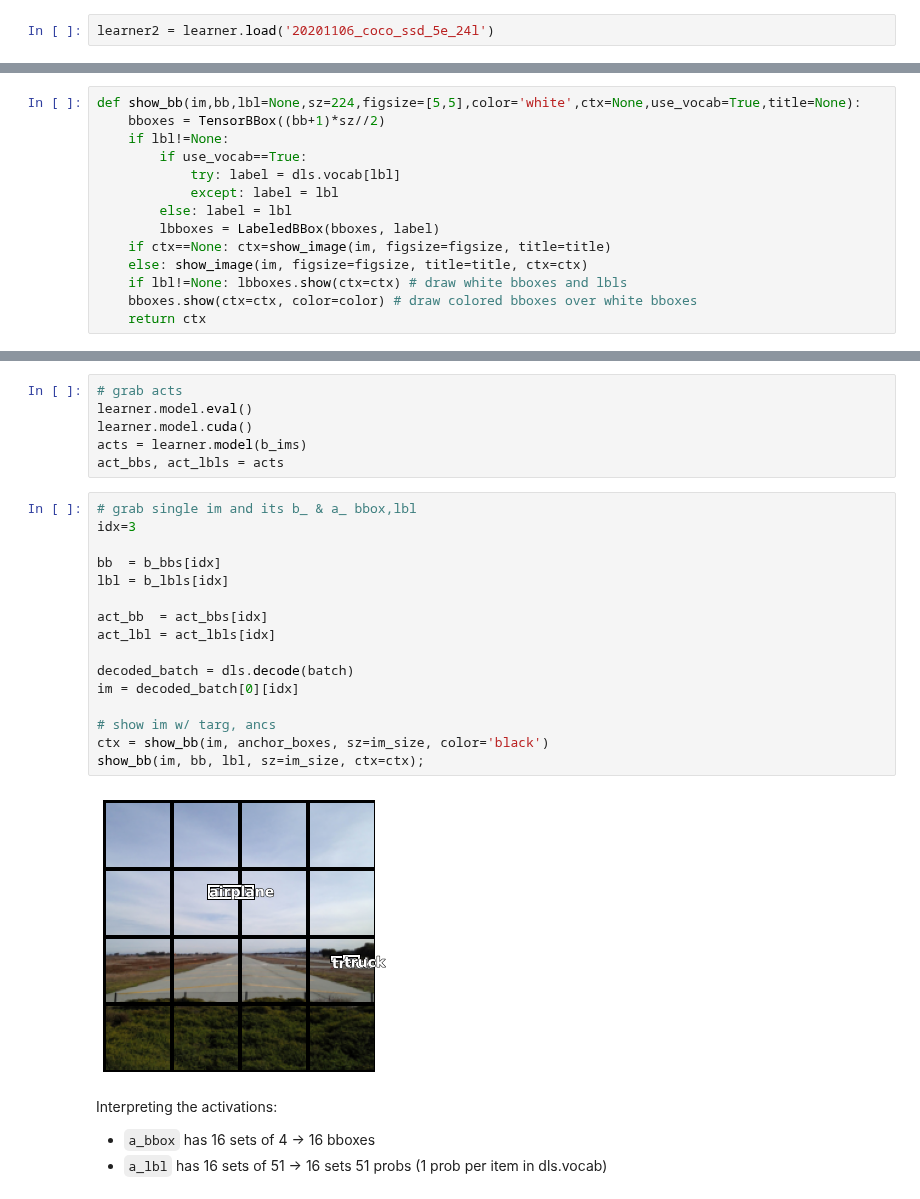
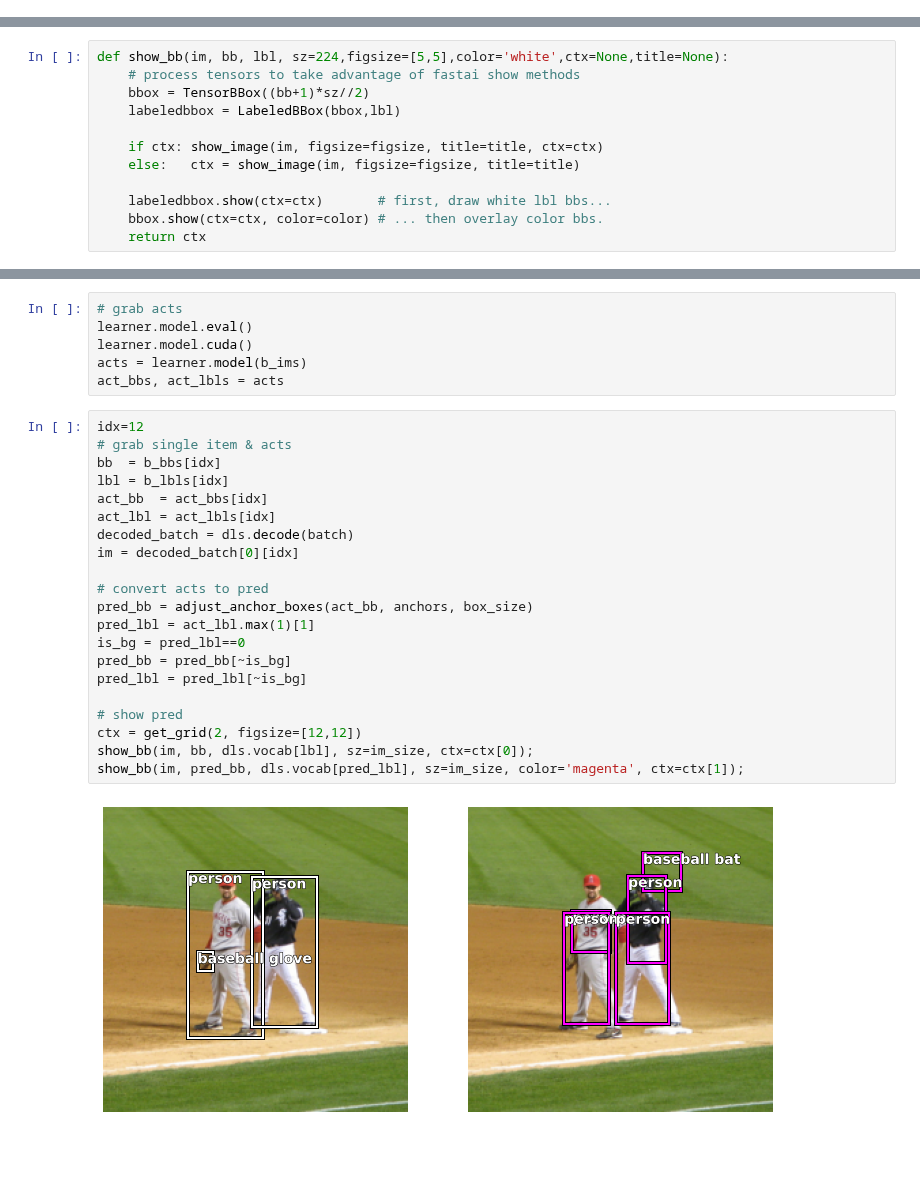
Before and after one commit to mccallion/rory, a Jupyter notebook: _20201027_bboxes_C2018_L9.ipynb, the cells around one changed output, grey strips where cells are left out. Saved outputs shown, nothing was run; the diff lists cells and outputs as text; blank space fills up the shorter version.

Commit message:
20201027_bboxes is working; ssd learner is identifying 80 classes of objects in COCO dataset

```diff
--- a/_20201027_bboxes_C2018_L9.ipynb
+++ b/_20201027_bboxes_C2018_L9.ipynb
@@ -252,5 +267,3 @@ learner.fit_one_cycle(5,lr=3e-4)
 learner.save('20201106_coco_ssd_5e_24l')
 # %% [output]
 Path('models/20201106_coco_ssd_5e_24l.pth')
-# %%
-learner2 = learner.load('20201106_coco_ssd_5e_24l')
@@ -259,16 +272,14 @@ learner2 = learner.load('20201106_coco_ssd_5e_24l')
 # %%
-def show_bb(im,bb,lbl=None,sz=224,figsize=[5,5],color='white',ctx=None,use_vocab=True,title=None):
-    bboxes = TensorBBox((bb+1)*sz//2)
-    if lbl!=None:
-        if use_vocab==True:
-            try: label = dls.vocab[lbl]
-            except: label = lbl
-        else: label = lbl
-        lbboxes = LabeledBBox(bboxes, label)
-    if ctx==None: ctx=show_image(im, figsize=figsize, title=title)
-    else: show_image(im, figsize=figsize, title=title, ctx=ctx)
-    if lbl!=None: lbboxes.show(ctx=ctx) # draw white bboxes and lbls
-    bboxes.show(ctx=ctx, color=color) # draw colored bboxes over white bboxes
+def show_bb(im, bb, lbl, sz=224,figsize=[5,5],color='white',ctx=None,title=None):
+    # process tensors to take advantage of fastai show methods
+    bbox = TensorBBox((bb+1)*sz//2)
+    labeledbbox = LabeledBBox(bbox,lbl)
+
+    if ctx: show_image(im, figsize=figsize, title=title, ctx=ctx)
+    else:   ctx = show_image(im, figsize=figsize, title=title)
+
+    labeledbbox.show(ctx=ctx)       # first, draw white lbl bbs...
+    bbox.show(ctx=ctx, color=color) # ... then overlay color bbs.
     return ctx
 # %% [markdown]
 JH uses b_clasi and b_bboxi for his model outputs (acts), and bbox and clas for his batch outputs.
@@ -283,24 +294,25 @@ learner.model.cuda()
 acts = learner.model(b_ims)
 act_bbs, act_lbls = acts
 # %%
-# grab single im and its b_ & a_ bbox,lbl
-idx=3
-
+idx=12
+# grab single item & acts
 bb  = b_bbs[idx]
 lbl = b_lbls[idx]
-
 act_bb  = act_bbs[idx]
 act_lbl = act_lbls[idx]
-
 decoded_batch = dls.decode(batch)
 im = decoded_batch[0][idx]
 
-# show im w/ targ, ancs
-ctx = show_bb(im, anchor_boxes, sz=im_size, color='black')
-show_bb(im, bb, lbl, sz=im_size, ctx=ctx);
+# convert acts to pred
+pred_bb = adjust_anchor_boxes(act_bb, anchors, box_size)
+pred_lbl = act_lbl.max(1)[1]
+is_bg = pred_lbl==0
+pred_bb = pred_bb[~is_bg]
+pred_lbl = pred_lbl[~is_bg]
+
+# show pred
+ctx = get_grid(2, figsize=[12,12])
+show_bb(im, bb, dls.vocab[lbl], sz=im_size, ctx=ctx[0]);
+show_bb(im, pred_bb, dls.vocab[pred_lbl], sz=im_size, color='magenta', ctx=ctx[1]);
 # %% [output]
-[figure, old version]
+[figure, new version]
-# %% [markdown]
-Interpreting the activations:
-- `a_bbox` has 16 sets of 4 → 16 bboxes
-- `a_lbl` has 16 sets of 51 → 16 sets 51 probs (1 prob per item in dls.vocab)
```
Also changed, not shown: parts of 36 cells of this notebook.
